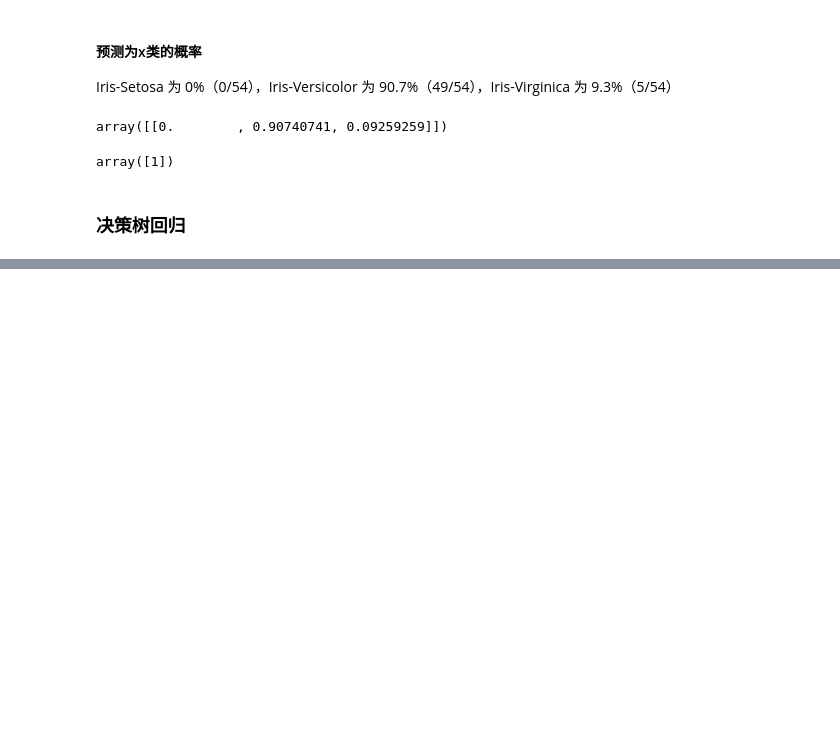
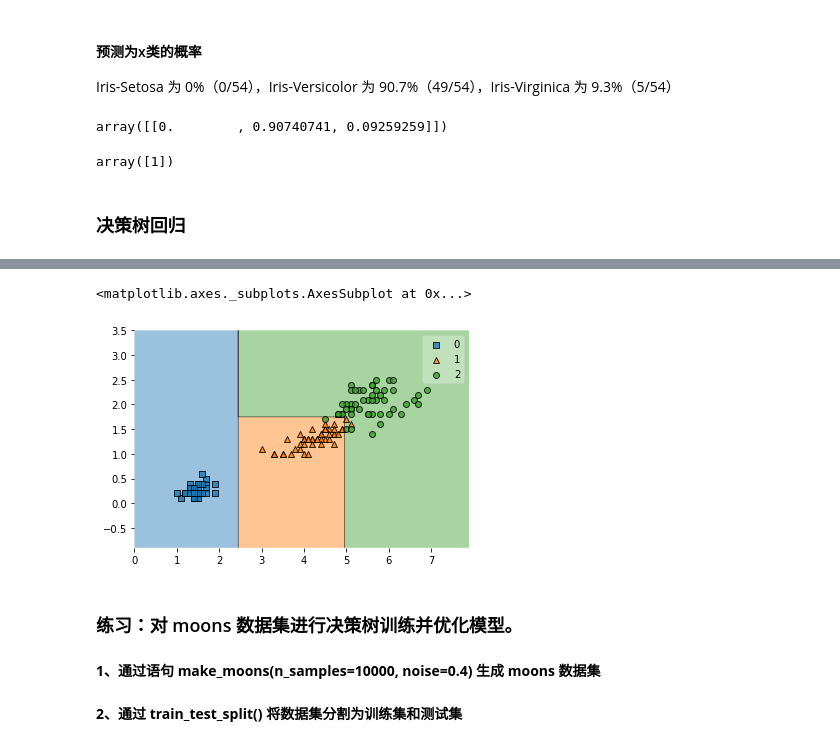
Before and after one commit to OneStepAndTwoSteps/Data_Analysis_notes, a Jupyter notebook: 数据分析-项目实战/5、决策树/决策树.ipynb, the cells around one changed output, grey strips where cells are left out. Cells and saved outputs as stored; diff of their text form; code cells hidden in the pictures; blank space fills up the shorter version.

```diff
--- a/数据分析-项目实战/5、决策树/决策树.ipynb
+++ b/数据分析-项目实战/5、决策树/决策树.ipynb
@@ -215,0 +241,7 @@ array([1])
+# %%
+plot_decision_regions(x_iris,y_iris,tree_reg2)
+# %% [output]
+<matplotlib.axes._subplots.AxesSubplot at 0x...>
+[figure, added]
+# %% [markdown]
+### 练习：对	moons	数据集进行决策树训练并优化模型。
@@ -215,0 +254,2 @@ array([1])
+# %% [markdown]
+__1、通过语句	make_moons(n_samples=10000,	noise=0.4)	生成	moons	数据集__
@@ -215,0 +258,2 @@ array([1])
+# %% [markdown]
+__2、通过	train_test_split()	将数据集分割为训练集和测试集__
```
Also changed, not shown: parts of 15 cells of this notebook, 1 other file.
